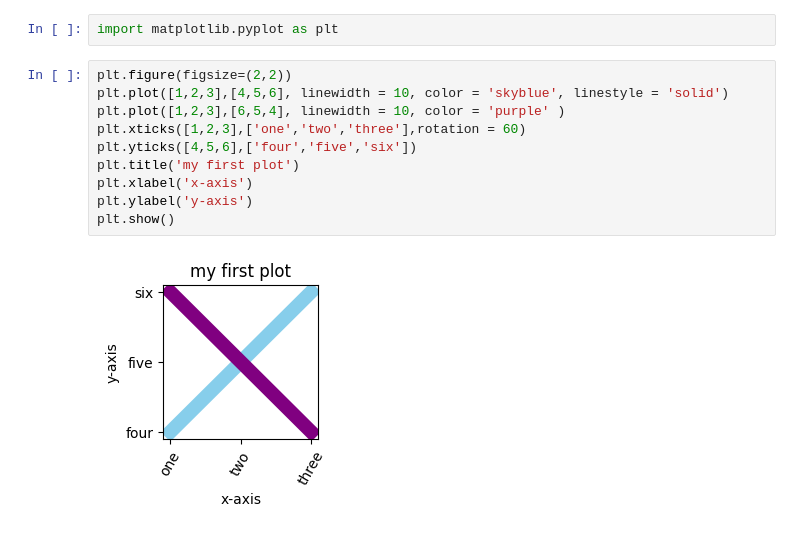
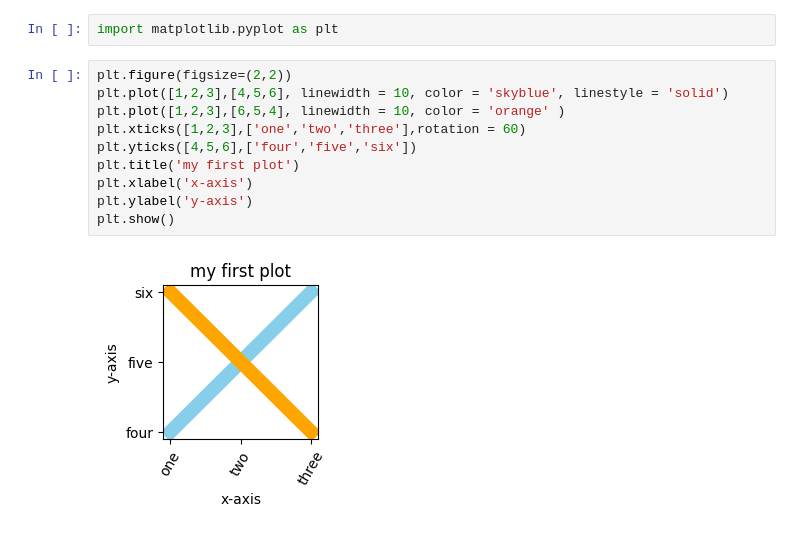
Before and after one commit to aayush7379/Python, a Jupyter notebook: data analysis/numpy.ipynb, the cells around one changed output. Drawn from its saved outputs; the diff is of its cells as text.

```diff
--- a/data analysis/numpy.ipynb
+++ b/data analysis/numpy.ipynb
@@ -86,12 +84,12 @@ import matplotlib.pyplot as plt
 # %%
 plt.figure(figsize=(2,2))
 plt.plot([1,2,3],[4,5,6], linewidth = 10, color = 'skyblue', linestyle = 'solid')
-plt.plot([1,2,3],[6,5,4], linewidth = 10, color = 'purple' )
+plt.plot([1,2,3],[6,5,4], linewidth = 10, color = 'orange' )
 plt.xticks([1,2,3],['one','two','three'],rotation = 60)
 plt.yticks([4,5,6],['four','five','six'])
 plt.title('my first plot')
 plt.xlabel('x-axis')
 plt.ylabel('y-axis')
 plt.show()
 # %% [output]
-[figure, old version]
+[figure, new version]
```
Also changed, not shown: parts of 8 cells of this notebook, 1 other file.
